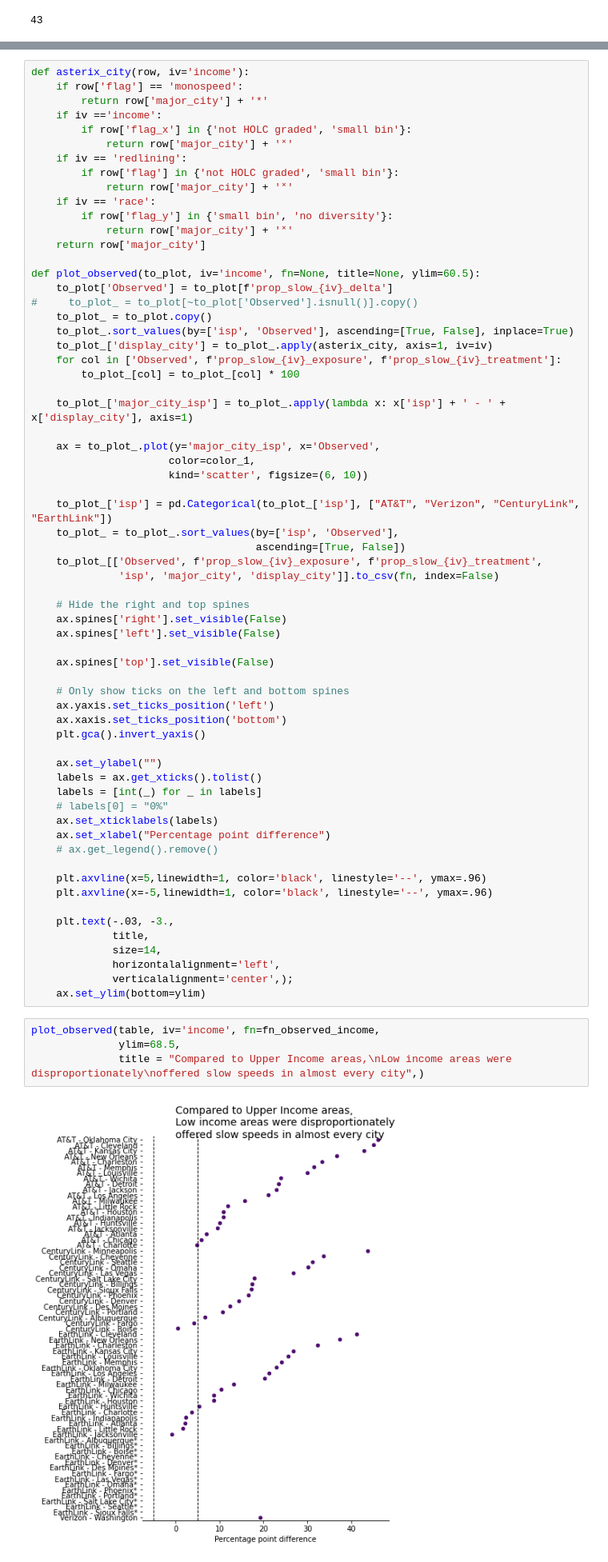
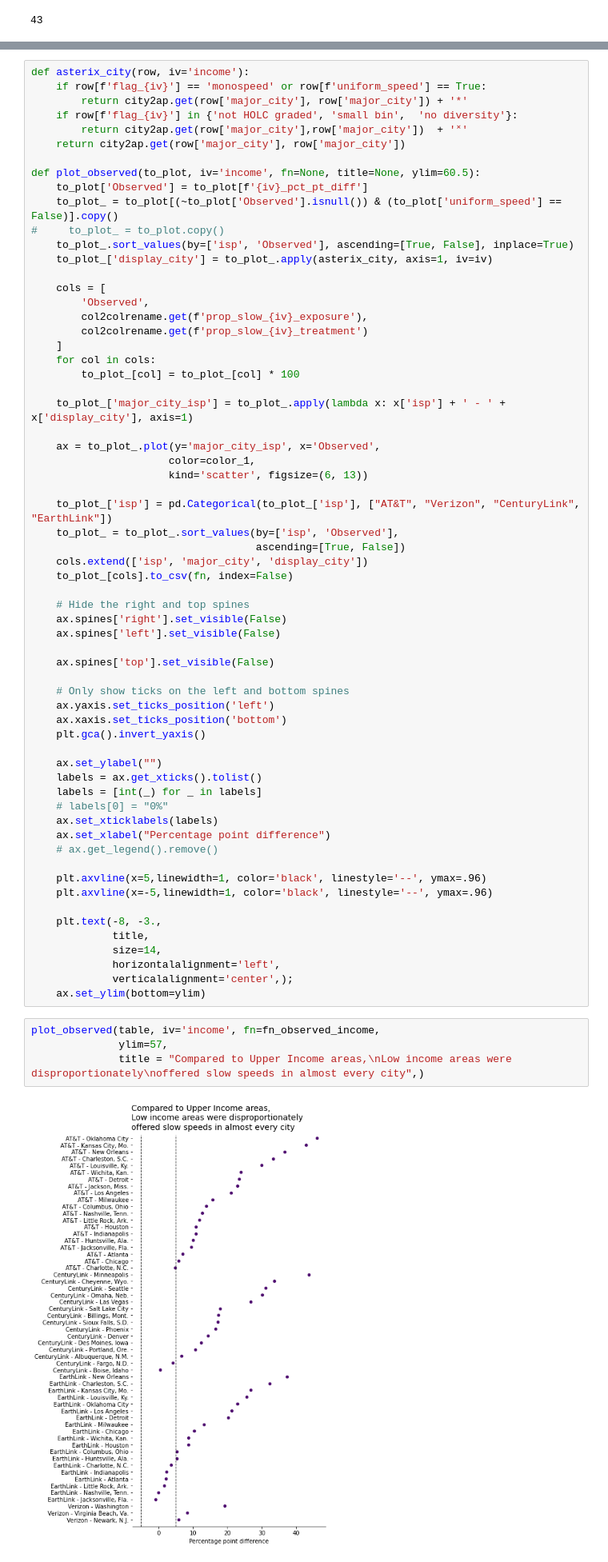
Before and after one commit to the-markup/investigation-isp, a Jupyter notebook: notebooks/3-statistical-tests-and-regression.ipynb, the cells around one changed output, grey strips where cells are left out. Shown at 80% size. Cells and saved outputs as stored; diff of their text form.

```diff
--- a/notebooks/3-statistical-tests-and-regression.ipynb
+++ b/notebooks/3-statistical-tests-and-regression.ipynb
@@ -447,39 +453,38 @@ bool2alpha = {
 }
 # %%
 def asterix_city(row, iv='income'):
-    if row['flag'] == 'monospeed':
-        return row['major_city'] + '*'
-    if iv =='income':
-        if row['flag_x'] in {'not HOLC graded', 'small bin'}:
-            return row['major_city'] + '˟'
-    if iv == 'redlining':
-        if row['flag'] in {'not HOLC graded', 'small bin'}:
-            return row['major_city'] + '˟'
-    if iv == 'race':
-        if row['flag_y'] in {'small bin', 'no diversity'}:
-            return row['major_city'] + '˟'
-    return row['major_city']
+    if row[f'flag_{iv}'] == 'monospeed' or row[f'uniform_speed'] == True:
+        return city2ap.get(row['major_city'], row['major_city']) + '*'
+    if row[f'flag_{iv}'] in {'not HOLC graded', 'small bin',  'no diversity'}:
+        return city2ap.get(row['major_city'],row['major_city'])  + '˟'
+    return city2ap.get(row['major_city'], row['major_city'])
 
 def plot_observed(to_plot, iv='income', fn=None, title=None, ylim=60.5):
-    to_plot['Observed'] = to_plot[f'prop_slow_{iv}_delta']
-#     to_plot_ = to_plot[~to_plot['Observed'].isnull()].copy()
-    to_plot_ = to_plot.copy()
+    to_plot['Observed'] = to_plot[f'{iv}_pct_pt_diff']
+    to_plot_ = to_plot[(~to_plot['Observed'].isnull()) & (to_plot['uniform_speed'] == False)].copy()
+#     to_plot_ = to_plot.copy()
     to_plot_.sort_values(by=['isp', 'Observed'], ascending=[True, False], inplace=True)
     to_plot_['display_city'] = to_plot_.apply(asterix_city, axis=1, iv=iv)
-    for col in ['Observed', f'prop_slow_{iv}_exposure', f'prop_slow_{iv}_treatment']:
+
+    cols = [
+        'Observed',
+        col2colrename.get(f'prop_slow_{iv}_exposure'),
+        col2colrename.get(f'prop_slow_{iv}_treatment')
+    ]
+    for col in cols:
         to_plot_[col] = to_plot_[col] * 100
 
     to_plot_['major_city_isp'] = to_plot_.apply(lambda x: x['isp'] + ' - ' + x['display_city'], axis=1)
 
     ax = to_plot_.plot(y='major_city_isp', x='Observed',
                       color=color_1,
-                      kind='scatter', figsize=(6, 10))
+                      kind='scatter', figsize=(6, 13))
 
     to_plot_['isp'] = pd.Categorical(to_plot_['isp'], ["AT&T", "Verizon", "CenturyLink", "EarthLink"])
     to_plot_ = to_plot_.sort_values(by=['isp', 'Observed'],
                                     ascending=[True, False])
-    to_plot_[['Observed', f'prop_slow_{iv}_exposure', f'prop_slow_{iv}_treatment',
-              'isp', 'major_city', 'display_city']].to_csv(fn, index=False)
+    cols.extend(['isp', 'major_city', 'display_city'])
+    to_plot_[cols].to_csv(fn, index=False)
 
     # Hide the right and top spines
     ax.spines['right'].set_visible(False)
@@ -503,7 +508,7 @@ def plot_observed(to_plot, iv='income', fn=None, title=None, ylim=60.5):
     plt.axvline(x=5,linewidth=1, color='black', linestyle='--', ymax=.96)
     plt.axvline(x=-5,linewidth=1, color='black', linestyle='--', ymax=.96)
 
-    plt.text(-.03, -3.,
+    plt.text(-8, -3.,
              title,
              size=14,
              horizontalalignment='left',
@@ -511,8 +516,8 @@ def plot_observed(to_plot, iv='income', fn=None, title=None, ylim=60.5):
     ax.set_ylim(bottom=ylim)
 # %%
 plot_observed(table, iv='income', fn=fn_observed_income,
-              ylim=68.5,
+              ylim=57,
               title = "Compared to Upper Income areas,\nLow income areas were disproportionately\noffered slow speeds in almost every city",)
 # %% [output]
-[figure, old version]
+[figure, new version]
 # %%
```
Also changed, not shown: parts of 48 cells of this notebook, 16 other files.
